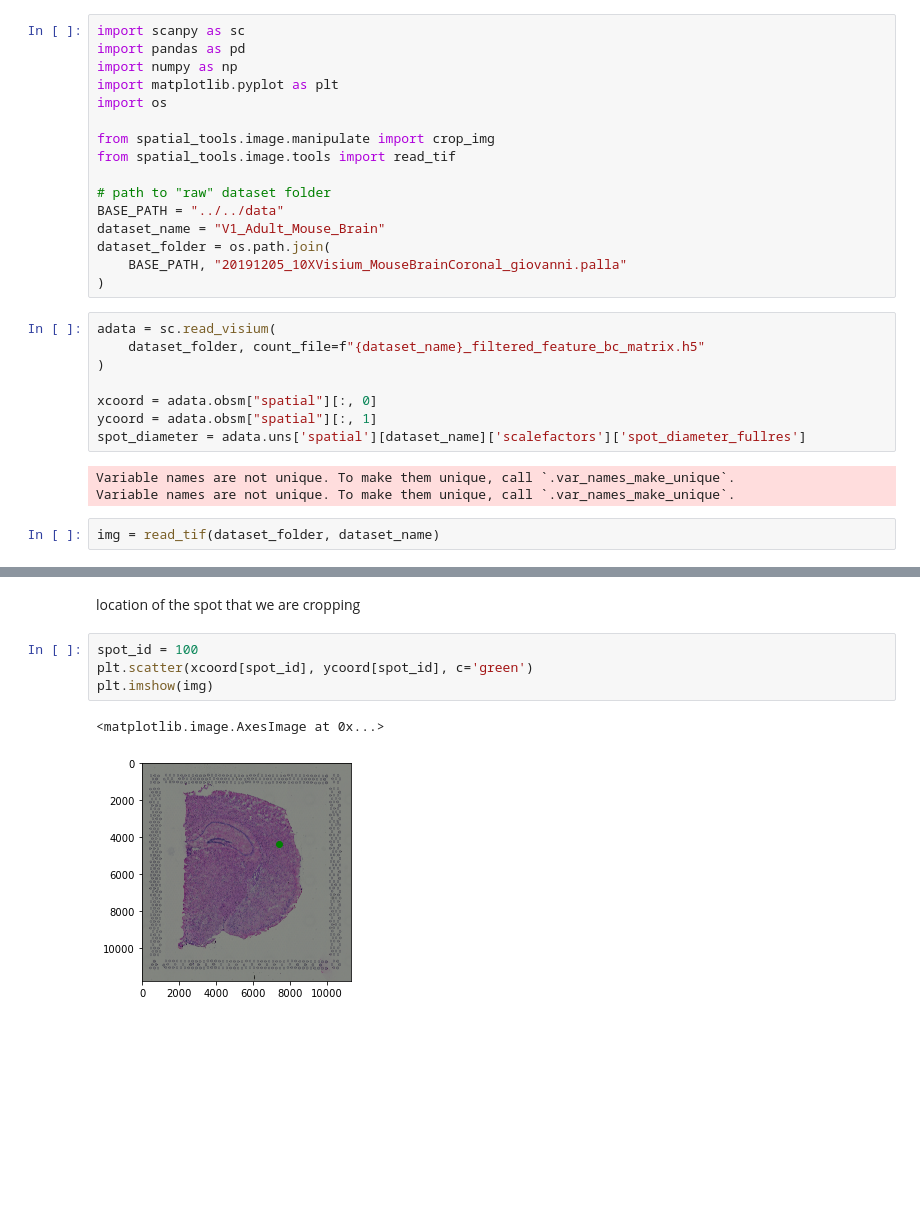
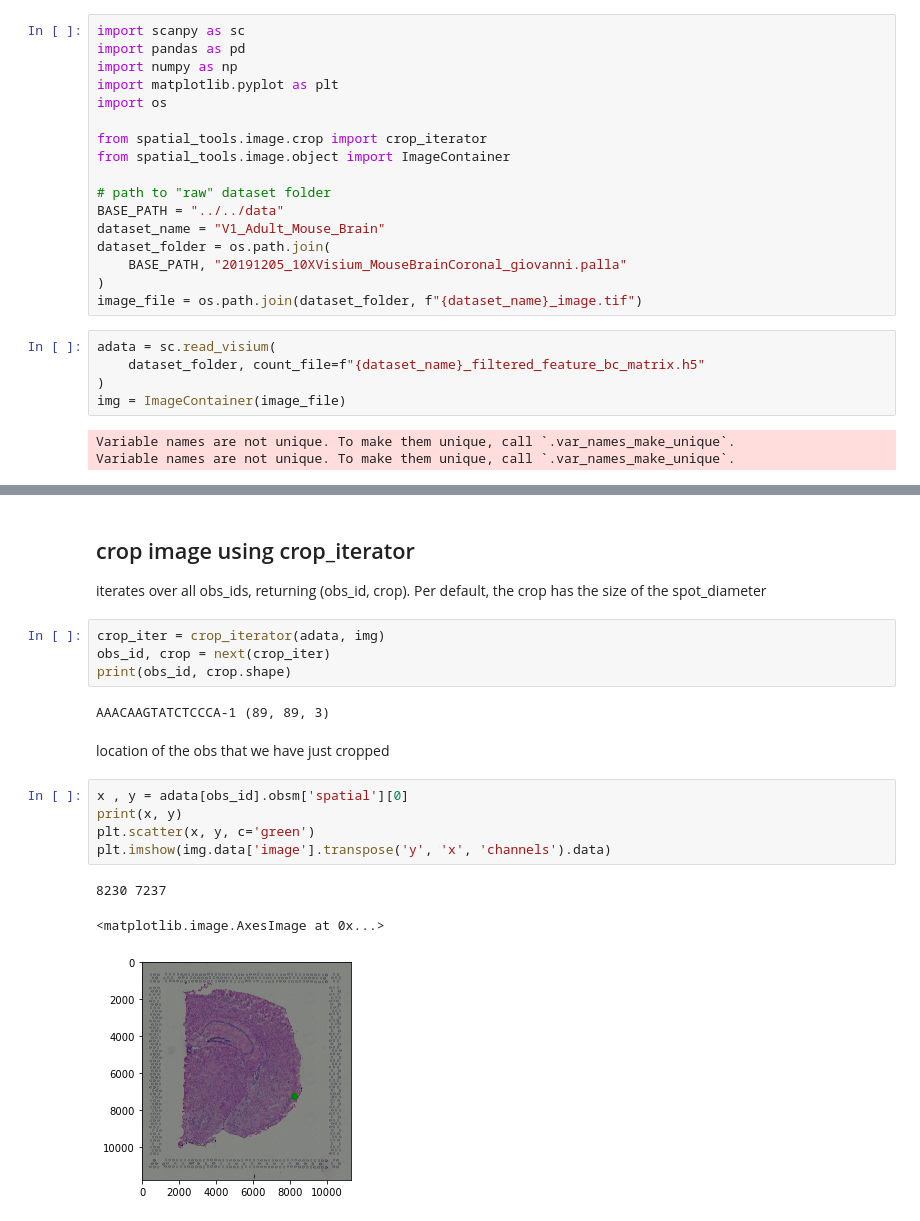
Before and after one commit to scverse/squidpy, a Jupyter notebook: notebooks/hs_extract_image_crops.ipynb, the cells around one changed output, grey strips where cells are left out. Drawn from its saved outputs; the diff is of its cells as text; blank space fills up the shorter version.

Commit message:
implement imagecontainer, convenience cropping functions, and example

```diff
--- a/notebooks/hs_extract_image_crops.ipynb
+++ b/notebooks/hs_extract_image_crops.ipynb
@@ -8,8 +8,8 @@ import numpy as np
 import matplotlib.pyplot as plt
 import os
 
-from spatial_tools.image.manipulate import crop_img
-from spatial_tools.image.tools import read_tif
+from spatial_tools.image.crop import crop_iterator
+from spatial_tools.image.object import ImageContainer
 
 # path to "raw" dataset folder
 BASE_PATH = "../../data"
@@ -17,16 +17,12 @@ dataset_name = "V1_Adult_Mouse_Brain"
 dataset_folder = os.path.join(
     BASE_PATH, "20191205_10XVisium_MouseBrainCoronal_giovanni.palla"
 )
+image_file = os.path.join(dataset_folder, f"{dataset_name}_image.tif")
 # %%
 adata = sc.read_visium(
     dataset_folder, count_file=f"{dataset_name}_filtered_feature_bc_matrix.h5"
 )
-
-xcoord = adata.obsm["spatial"][:, 0]
-ycoord = adata.obsm["spatial"][:, 1]
-spot_diameter = adata.uns['spatial'][dataset_name]['scalefactors']['spot_diameter_fullres']
+img = ImageContainer(image_file)
 # %% [output]
 Variable names are not unique. To make them unique, call `.var_names_make_unique`.
 Variable names are not unique. To make them unique, call `.var_names_make_unique`.
-# %%
-img = read_tif(dataset_folder, dataset_name)
@@ -37,10 +41,22 @@ img = read_tif(dataset_folder, dataset_name)
+# %% [markdown]
+## crop image using crop_iterator
+iterates over all obs_ids, returning (obs_id, crop).
+Per default, the crop has the size of the spot_diameter
+# %%
+crop_iter = crop_iterator(adata, img)
+obs_id, crop = next(crop_iter)
+print(obs_id, crop.shape)
+# %% [output]
+AAACAAGTATCTCCCA-1 (89, 89, 3)
 # %% [markdown]
-location of the spot that we are cropping
+location of the obs that we have just cropped
-# %%
-spot_id = 100
-plt.scatter(xcoord[spot_id], ycoord[spot_id], c='green')
-plt.imshow(img)
-# %% [output]
-<matplotlib.image.AxesImage at 0x...>
-[figure, removed]
+# %%
+x , y = adata[obs_id].obsm['spatial'][0]
+print(x, y)
+plt.scatter(x, y, c='green')
+plt.imshow(img.data['image'].transpose('y', 'x', 'channels').data)
+# %% [output]
+8230 7237
+<matplotlib.image.AxesImage at 0x...>
+[figure, added]
 # %% [markdown]
```
Also changed, not shown: parts of 19 cells of this notebook, 5 other files.
